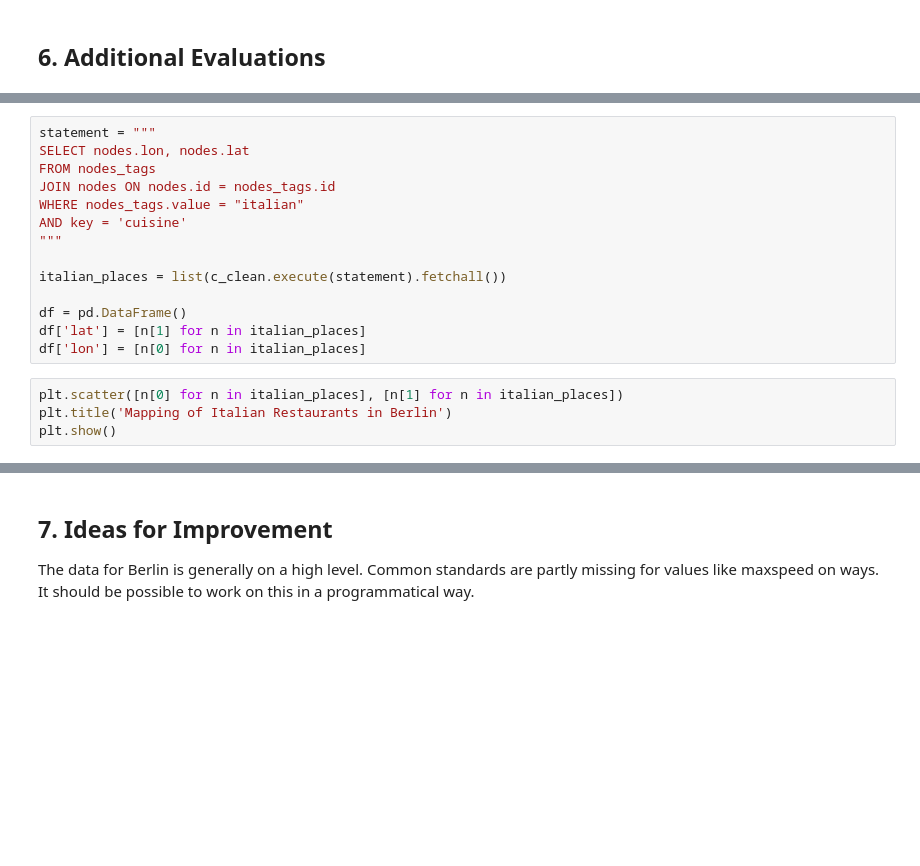
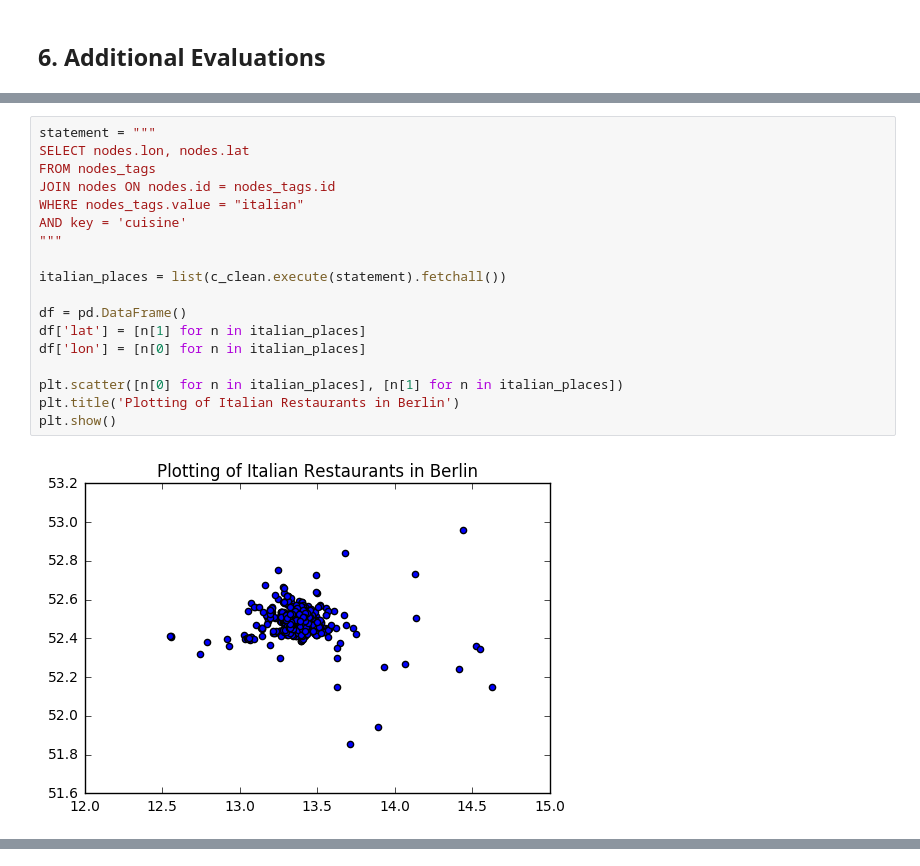
Before and after one commit to eliujulian/OpenStreetMapBerlin, a Jupyter notebook: Berlin.ipynb, the cells around one changed output, grey strips where cells are left out. Saved outputs shown, nothing was run; the diff lists cells and outputs as text; blank space fills up the shorter version.

```diff
--- a/Berlin.ipynb
+++ b/Berlin.ipynb
@@ -197,25 +282,23 @@ In the eastern part there are a lot of places in the well-off parts like Mitte,
 # %%
 statement = """
 SELECT nodes.lon, nodes.lat
 FROM nodes_tags
 JOIN nodes ON nodes.id = nodes_tags.id
 WHERE nodes_tags.value = "italian"
 AND key = 'cuisine'
 """
 
 italian_places = list(c_clean.execute(statement).fetchall())
 
 df = pd.DataFrame()
 df['lat'] = [n[1] for n in italian_places]
 df['lon'] = [n[0] for n in italian_places]
+
+plt.scatter([n[0] for n in italian_places], [n[1] for n in italian_places])
+plt.title('Plotting of Italian Restaurants in Berlin')
+plt.show()
+# %% [output]
+[figure, added]
-# %%
-plt.scatter([n[0] for n in italian_places], [n[1] for n in italian_places])
-plt.title('Mapping of Italian Restaurants in Berlin')
-plt.show()
 # %% [markdown]
 The following map was created with the script italian_places.py
 ![title](italian_cluster.png)
-# %% [markdown]
-## 7. Ideas for Improvement
-
-The data for Berlin is generally on a high level. Common standards are partly missing for values like maxspeed on ways. It should be possible to work on this in a programmatical way.
```
Also changed, not shown: parts of 15 cells of this notebook, 1 other file.
